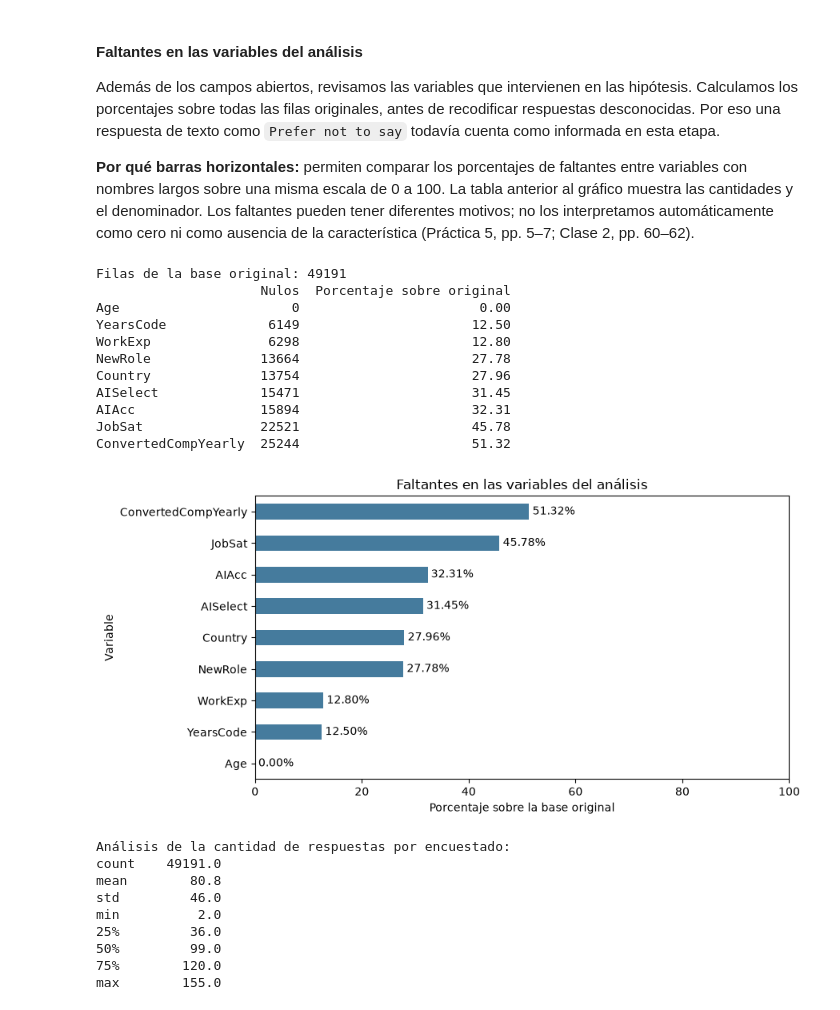
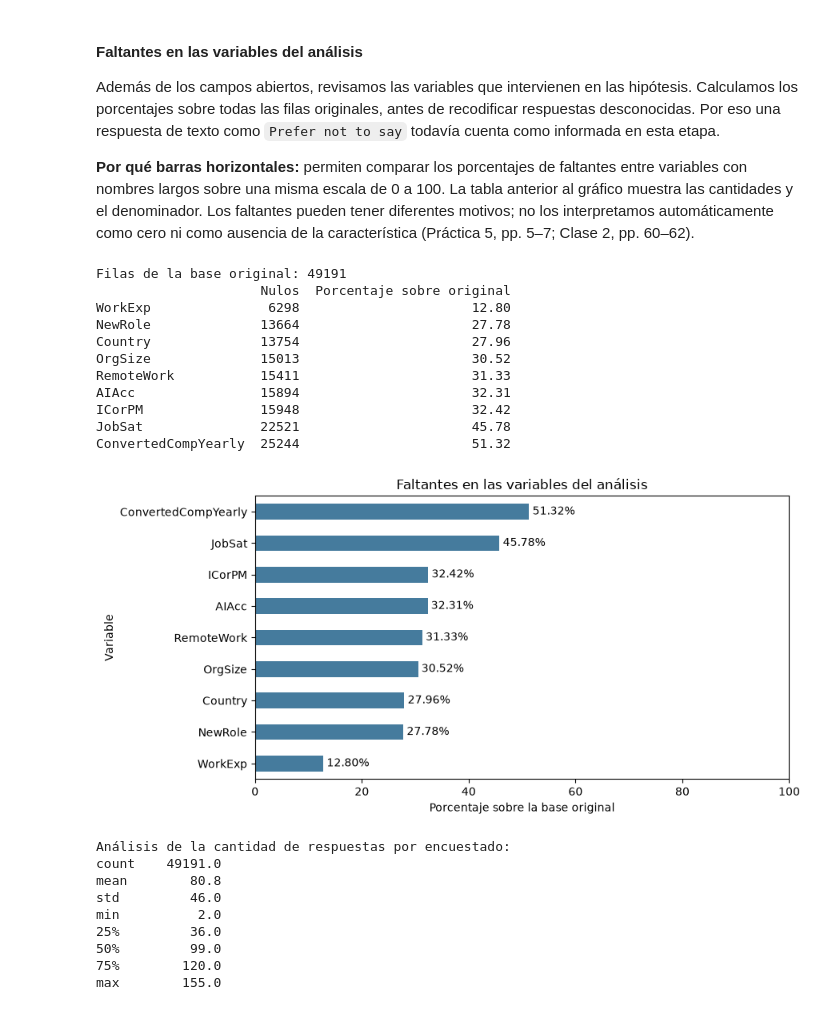
Before and after one commit to FausGiun/Fudamentos, a Jupyter notebook: tp_especial.ipynb, the cells around one changed output. Saved outputs shown, nothing was run; the diff lists cells and outputs as text; code cells hidden in the pictures.

```diff
--- a/tp_especial.ipynb
+++ b/tp_especial.ipynb
@@ -223,35 +221,35 @@ Además de los campos abiertos, revisamos las variables que intervienen en las h
 
 **Por qué barras horizontales:** permiten comparar los porcentajes de faltantes entre variables con nombres largos sobre una misma escala de 0 a 100. La tabla anterior al gráfico muestra las cantidades y el denominador. Los faltantes pueden tener diferentes motivos; no los interpretamos automáticamente como cero ni como ausencia de la característica (Práctica 5, pp. 5–7; Clase 2, pp. 60–62).
 # %%
-variables_hipotesis = ["Age", "WorkExp", "YearsCode", "Country", "ConvertedCompYearly", "AISelect", "AIAcc", "JobSat", "NewRole"]
+variables_hipotesis = ["Country", "ConvertedCompYearly", "AIAcc", "WorkExp", "OrgSize", "RemoteWork", "ICorPM", "JobSat", "NewRole"]
 tabla_faltantes_analisis = pd.DataFrame({"Nulos": datos_originales[variables_hipotesis].isna().sum()})
 tabla_faltantes_analisis["Porcentaje sobre original"] = tabla_faltantes_analisis["Nulos"] / len(datos_originales) * 100
 tabla_faltantes_analisis = tabla_faltantes_analisis.sort_values("Porcentaje sobre original")
 
 print("Filas de la base original:", len(datos_originales))
 print(tabla_faltantes_analisis.round(2).to_string())
 
 eje_faltantes = tabla_faltantes_analisis["Porcentaje sobre original"].plot(kind="barh", figsize=(9, 4.5), color="#457b9d")
 
 eje_faltantes.set_xlim(0, 100)
 eje_faltantes.set(title="Faltantes en las variables del análisis", xlabel="Porcentaje sobre la base original", ylabel="Variable")
 
 eje_faltantes.bar_label(eje_faltantes.containers[0], labels=[f"{valor:.2f}%" for valor in tabla_faltantes_analisis["Porcentaje sobre original"]], padding=3)
 plt.tight_layout()
 plt.show()
 # %% [output]
 Filas de la base original: 49191
                      Nulos  Porcentaje sobre original
-Age                      0                       0.00
-YearsCode             6149                      12.50
 WorkExp               6298                      12.80
 NewRole              13664                      27.78
 Country              13754                      27.96
-AISelect             15471                      31.45
+OrgSize              15013                      30.52
+RemoteWork           15411                      31.33
 AIAcc                15894                      32.31
+ICorPM               15948                      32.42
 JobSat               22521                      45.78
 ConvertedCompYearly  25244                      51.32
-[figure, old version]
+[figure, new version]
 # %%
 respuestas_por_encuestado = datos_originales.drop("ResponseId", axis=1).notna().sum(axis=1)
 
```
Also changed, not shown: parts of 51 cells of this notebook, 1 other file.
